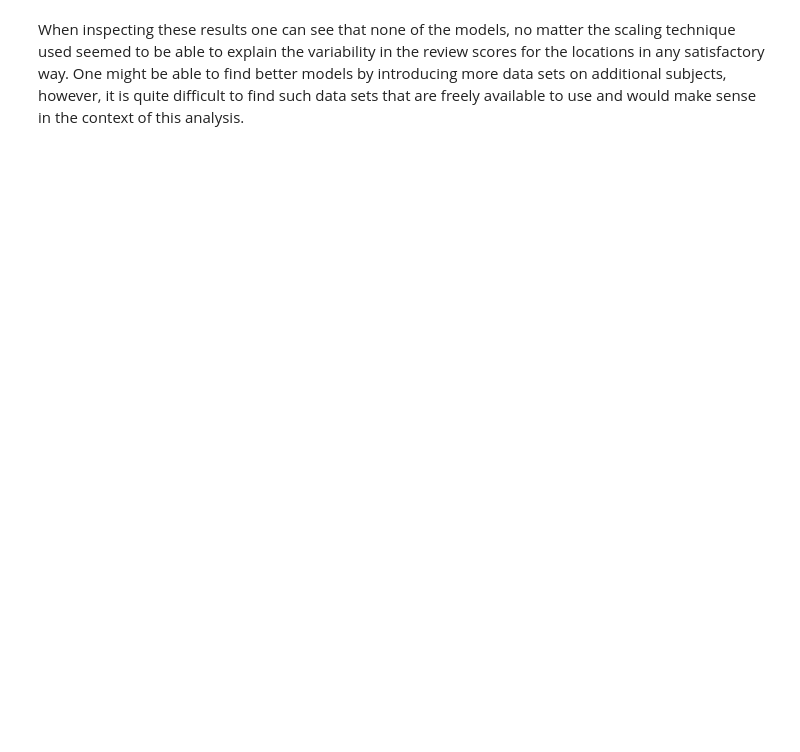
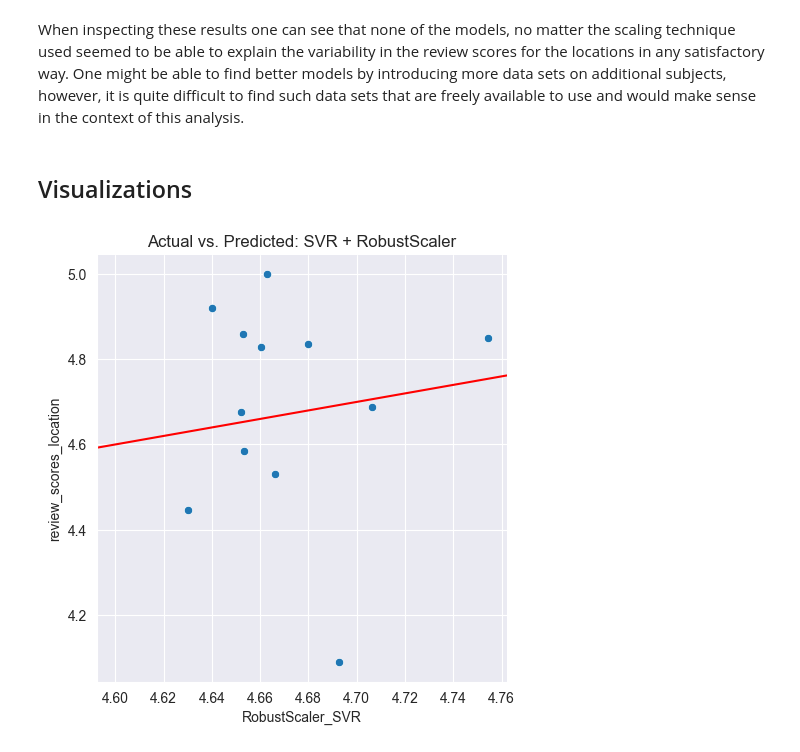
Before and after one commit to EderChri/DOPP, a Jupyter notebook: Group_17.ipynb, the cells around one changed output. Drawn from its saved outputs; the diff is of its cells as text; code cells hidden in the pictures; blank space fills up the shorter version.

```diff
--- a/Group_17.ipynb
+++ b/Group_17.ipynb
@@ -930,2 +953,13 @@ results_df_2
 # %% [markdown]
 When inspecting these results one can see that none of the models, no matter the scaling technique used seemed to be able to explain the variability in the review scores for the locations in any satisfactory way. One might be able to find better models by introducing more data sets on additional subjects, however, it is quite difficult to find such data sets that are freely available to use and would make sense in the context of this analysis.
+# %% [markdown]
+## Visualizations
+# %%
+import matplotlib.axes as ax
+
+sns.relplot(data=predict_df,x="RobustScaler_SVR",y = model_y_test)
+plt.axline((4.6,4.6),slope=1,color="r")
+plt.title("Actual vs. Predicted: SVR + RobustScaler")
+plt.show()
+# %% [output]
+[figure, added]
```
Also changed, not shown: parts of 13 cells of this notebook.
